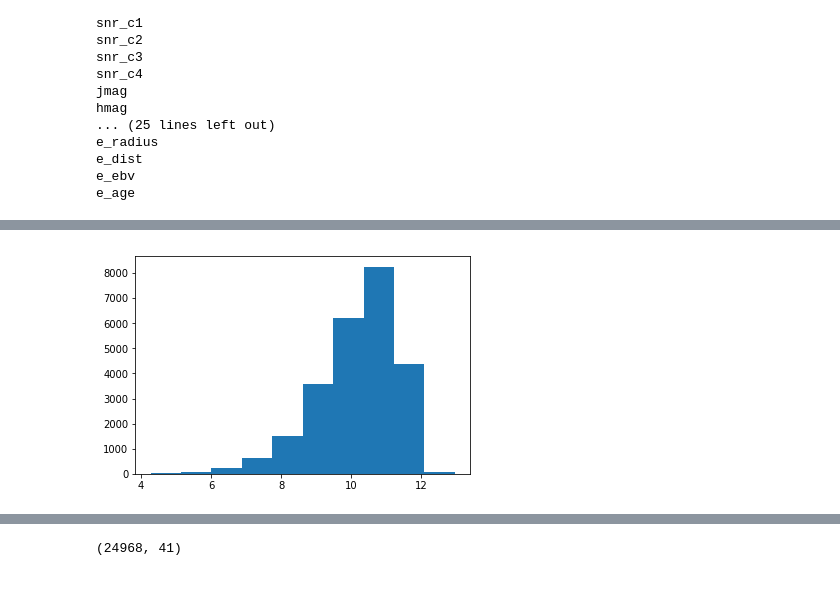
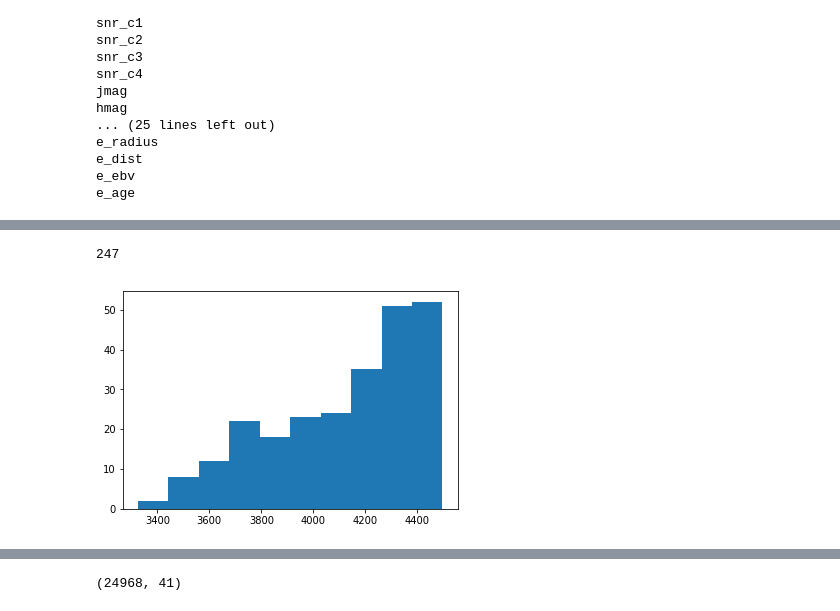
Before and after one commit to RuthAngus/TESS-rotation, a Jupyter notebook: tests.ipynb, the cells around one changed output, grey strips where cells are left out. Saved outputs shown, nothing was run; the diff lists cells and outputs as text; code cells hidden in the pictures.

```diff
--- a/tests.ipynb
+++ b/tests.ipynb
@@ -49,7 +52,10 @@ e_age
 # %%
 import matplotlib.pyplot as plt
 %matplotlib inline
 
-plt.hist(th.kmag);
+m = th.teff.values < 4500
+plt.hist(th.teff.values[m]);
+print(sum(m))
 # %% [output]
+247
-[figure, old version]
+[figure, new version]
```
Also changed, not shown: parts of 2 cells of this notebook, 2 other files.
